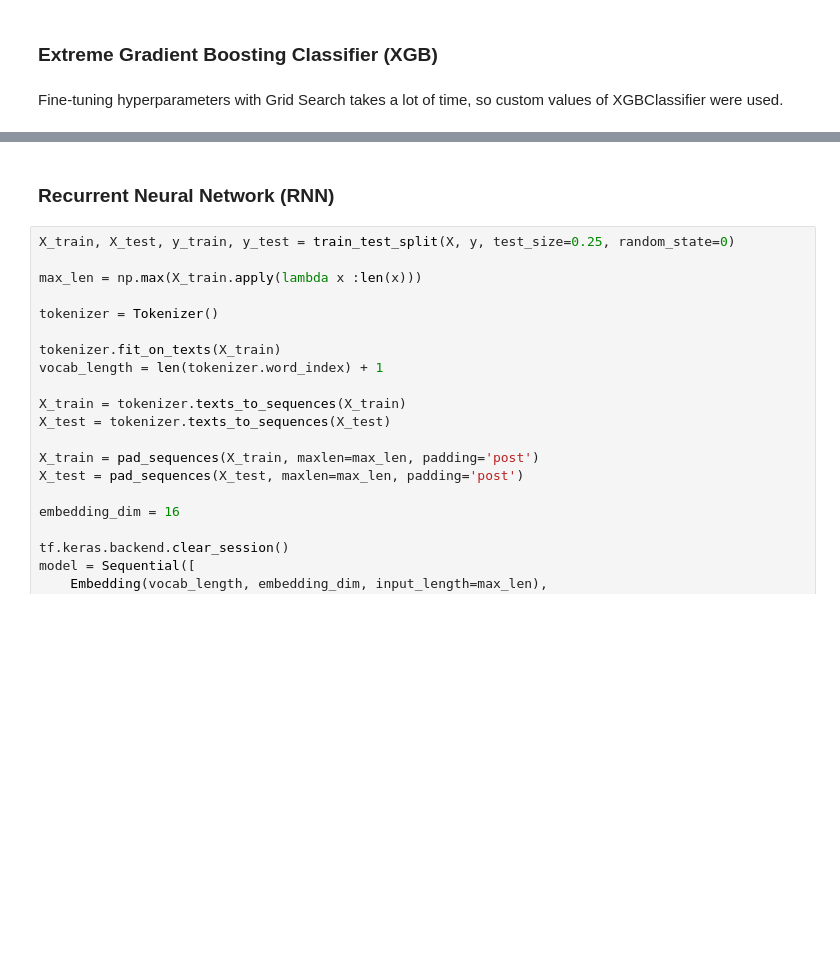
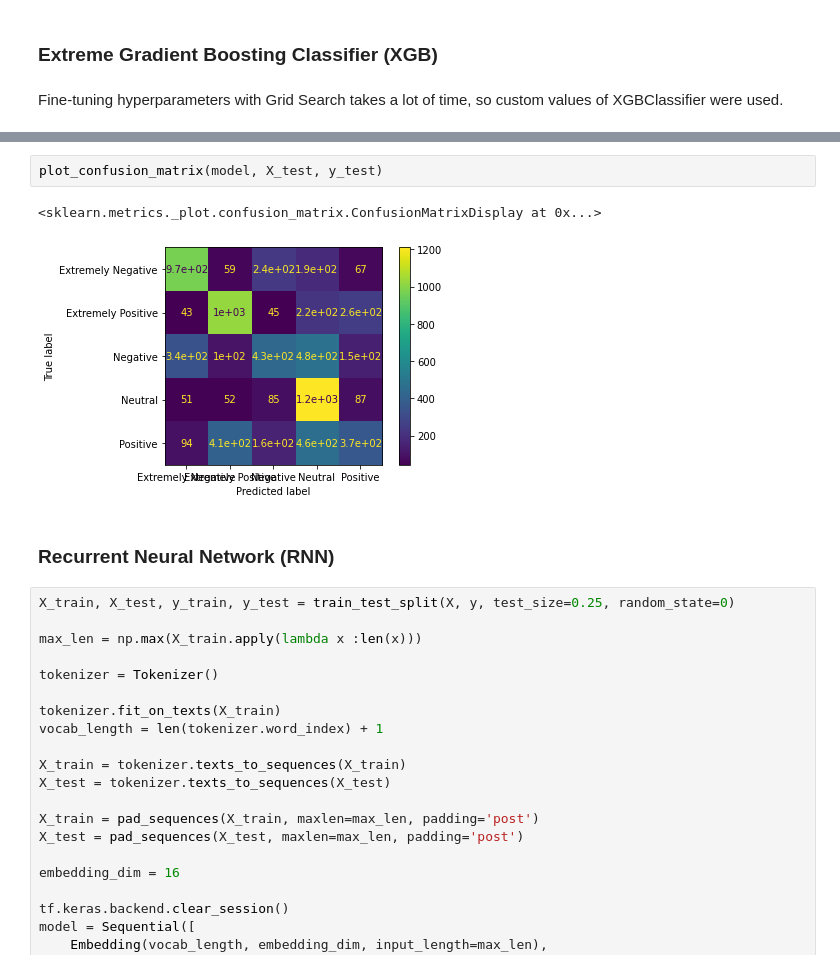
Before and after one commit to steliossid/covid19-classification, a Jupyter notebook: code.ipynb, the cells around one changed output, grey strips where cells are left out. Saved outputs shown, nothing was run; the diff lists cells and outputs as text; blank space fills up the shorter version.

```diff
--- a/code.ipynb
+++ b/code.ipynb
@@ -663,3 +668,8 @@ Extremely Positive       0.65      0.65      0.65      1553
+# %%
+plot_confusion_matrix(model, X_test, y_test)
+# %% [output]
+<sklearn.metrics._plot.confusion_matrix.ConfusionMatrixDisplay at 0x...>
+[figure, added]
 # %% [markdown]
 ### Recurrent Neural Network (RNN)
 # %%
```
Also changed, not shown: parts of 9 cells of this notebook.
